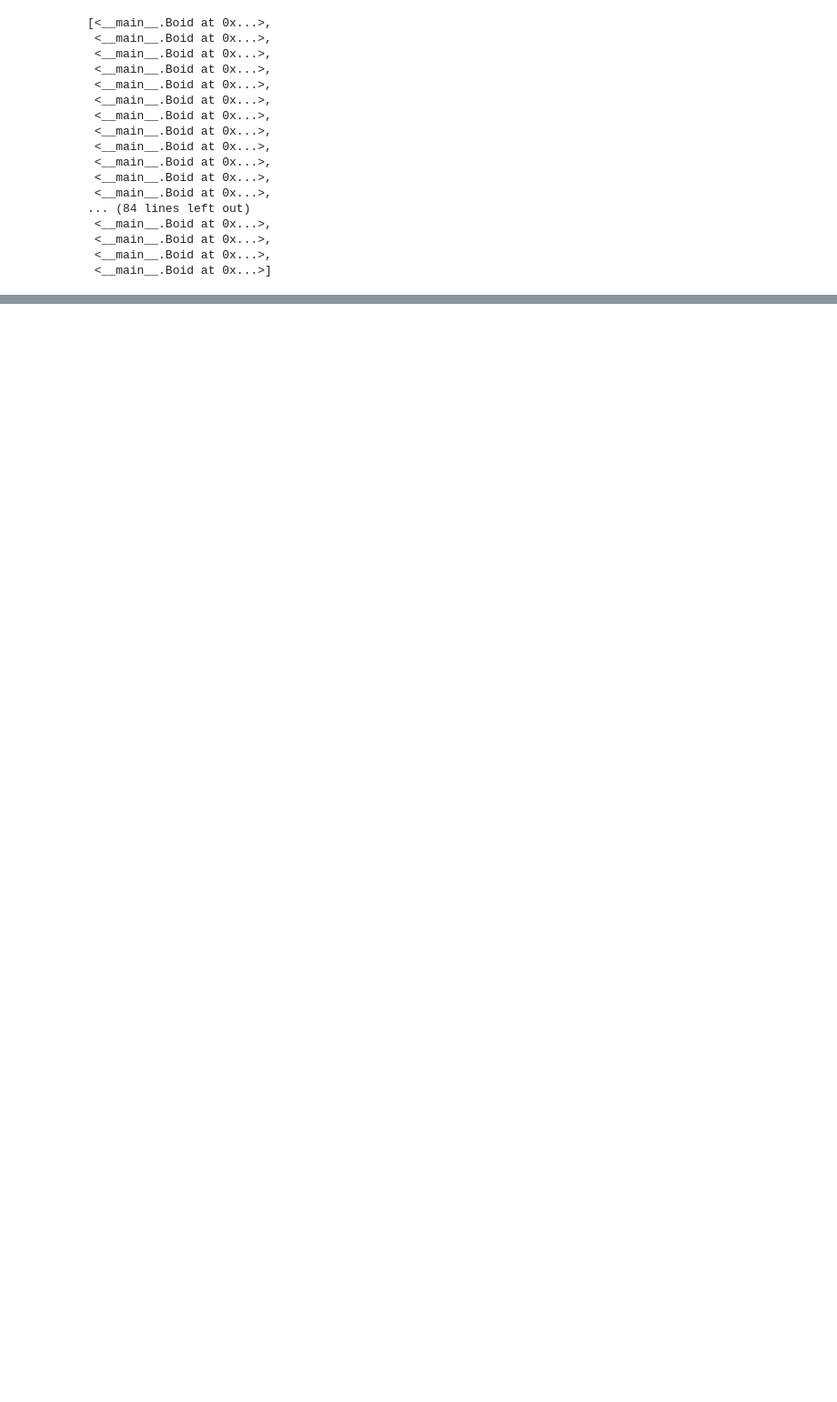
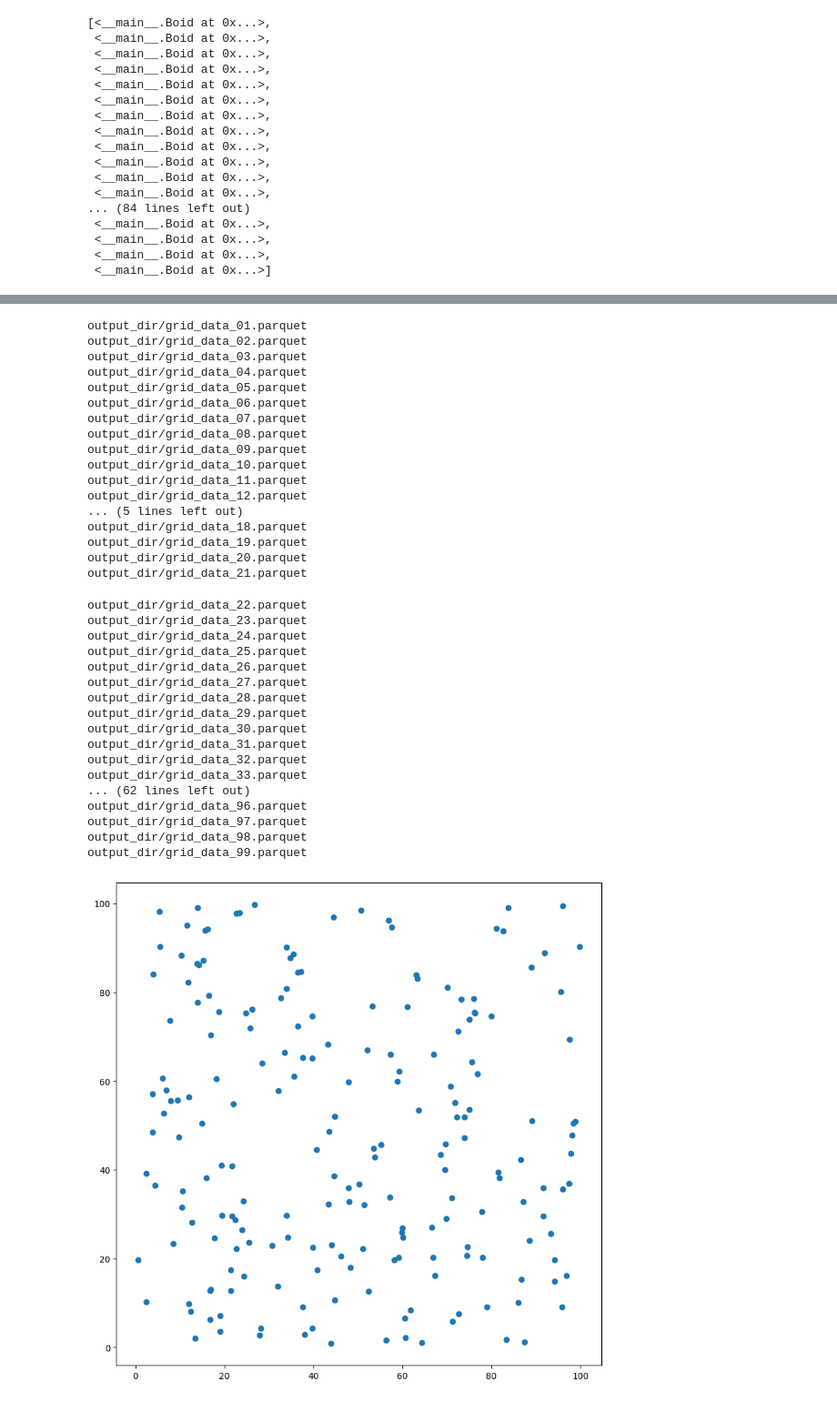
Before and after one commit to Chan-Dong-Jun/mesa-forked, a Jupyter notebook: mesa/Tutorial for new caching grid.ipynb, the cells around one changed output, grey strips where cells are left out. Shown at 91% size. Cells and saved outputs as stored; diff of their text form; code cells hidden in the pictures; blank space fills up the shorter version.

```diff
--- a/mesa/Tutorial for new caching grid.ipynb
+++ b/mesa/Tutorial for new caching grid.ipynb
@@ -316,4 +156,4 @@ parameters = ['unique_id', 'pos', 'direction', 'vision', 'speed']
 cacheable_model = CacheableModel(model, "output_dir", 100, 100, condition_function=None)
 for i in range(100):
     cacheable_model.model.step()
-    cacheable_model.get_data(parameters)
+    cacheable_model.cache_grid_data(parameters)
@@ -438,6 +257,3 @@ agent_list
  <__main__.Boid at 0x...>,
  <__main__.Boid at 0x...>,
  <__main__.Boid at 0x...>]
-# %%
-for i in reconstructed_model.agents:
-    print(i)
@@ -582,0 +319,57 @@ page
+# %%
+for i in range(1,100):
+    reconstructed_model = CustomBoidFlockers()
+    parquet_file_path = f'output_dir/grid_data_{i:0{2}}.parquet'
+    print(parquet_file_path)
+
+    # Read the Parquet file
+    table = pq.read_table(parquet_file_path)
+
+    # Convert the table to a pandas DataFrame
+    df = table.to_pandas()
+
+    column_list = df.columns
+
+    agent_list = []
+    for idx, row in df.iterrows():
+        agent = Boid(reconstructed_model, None, None, None, None)
+        for column in column_list:
+            setattr(agent, column, row[column])
+        # agent_list.append(agent)
+    draw_boids(reconstructed_model)
+# %% [output]
+output_dir/grid_data_01.parquet
+output_dir/grid_data_02.parquet
+output_dir/grid_data_03.parquet
+output_dir/grid_data_04.parquet
+output_dir/grid_data_05.parquet
+output_dir/grid_data_06.parquet
+output_dir/grid_data_07.parquet
+output_dir/grid_data_08.parquet
+output_dir/grid_data_09.parquet
+output_dir/grid_data_10.parquet
+output_dir/grid_data_11.parquet
+output_dir/grid_data_12.parquet
+... (5 lines left out)
+output_dir/grid_data_18.parquet
+output_dir/grid_data_19.parquet
+output_dir/grid_data_20.parquet
+output_dir/grid_data_21.parquet
+output_dir/grid_data_22.parquet
+output_dir/grid_data_23.parquet
+output_dir/grid_data_24.parquet
+output_dir/grid_data_25.parquet
+output_dir/grid_data_26.parquet
+output_dir/grid_data_27.parquet
+output_dir/grid_data_28.parquet
+output_dir/grid_data_29.parquet
+output_dir/grid_data_30.parquet
+output_dir/grid_data_31.parquet
+output_dir/grid_data_32.parquet
+output_dir/grid_data_33.parquet
+... (62 lines left out)
+output_dir/grid_data_96.parquet
+output_dir/grid_data_97.parquet
+output_dir/grid_data_98.parquet
+output_dir/grid_data_99.parquet
+[figure, added]
```
Also changed, not shown: parts of 32 cells of this notebook, 1 other file.
